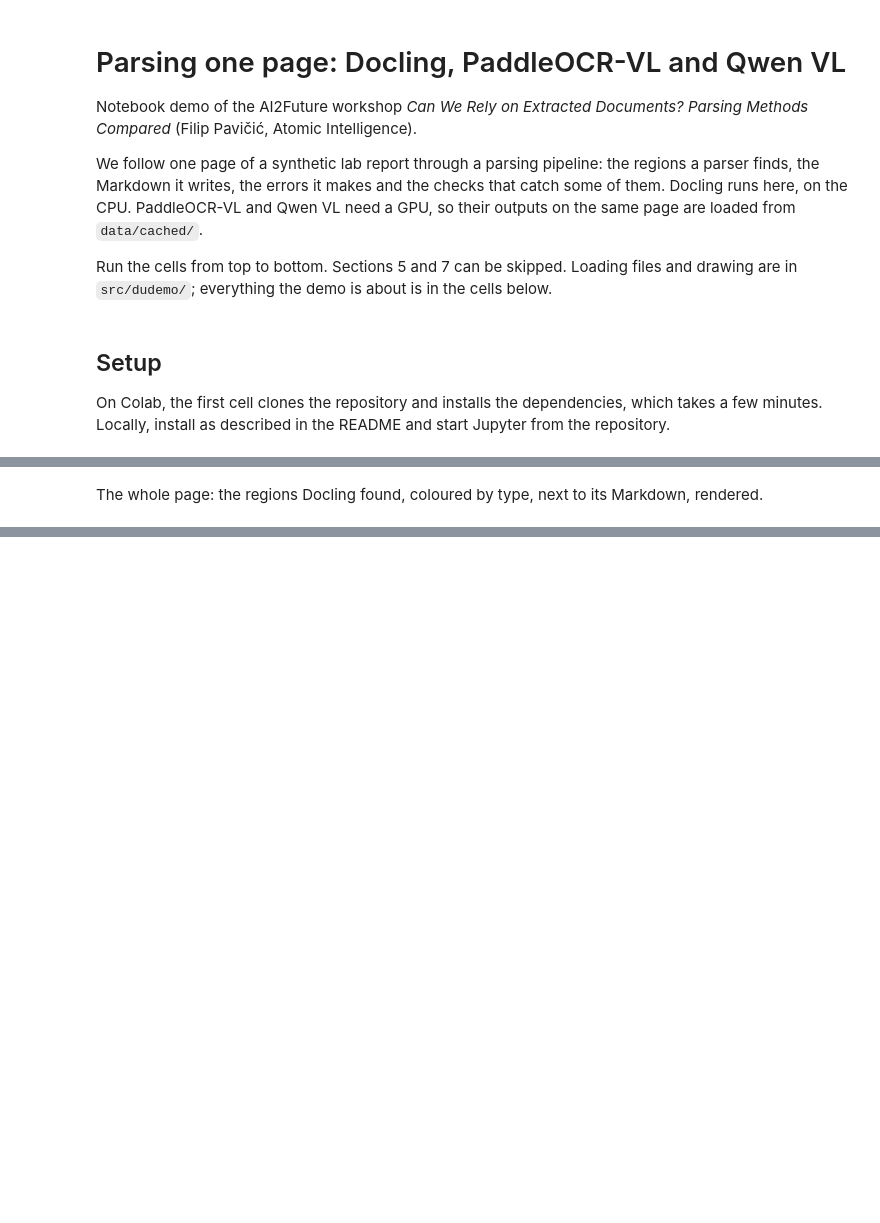
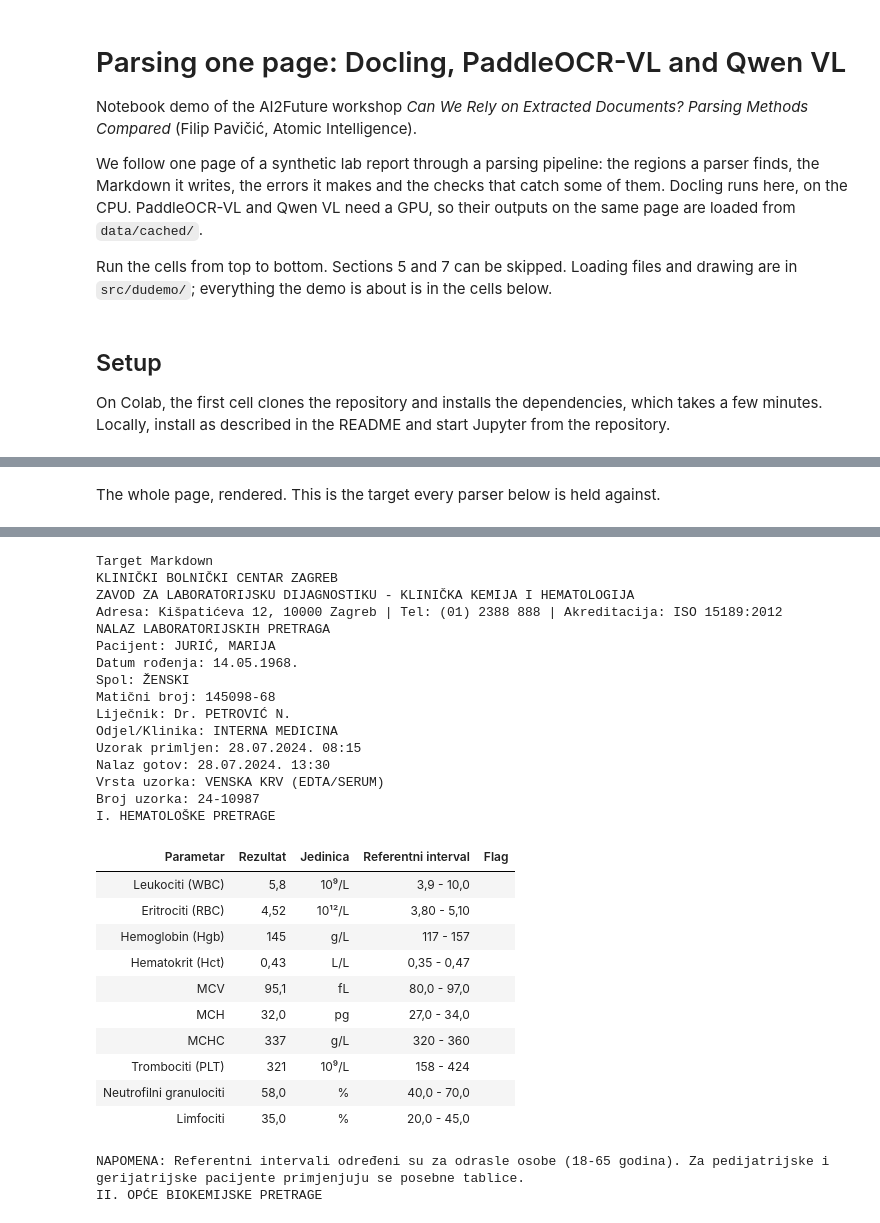
Before and after one commit to Atomic-Intelligence/document-understanding-demo, a Jupyter notebook: notebooks/demo_with_outputs.ipynb, the cells around one changed output, grey strips where cells are left out. Saved outputs shown, nothing was run; the diff lists cells and outputs as text; code cells hidden in the pictures; blank space fills up the shorter version.

```diff
--- a/notebooks/demo_with_outputs.ipynb
+++ b/notebooks/demo_with_outputs.ipynb
@@ -60,7 +60,7 @@ is the ground truth every parser below is held against.
 # %%
 PAGE = "lab_report_1"
-truth = data.ground_truth(PAGE)
-show.parse(truth)
+page = data.page_image(PAGE)
+show.image(page, f"{PAGE}.png")
 # %% [output]
 [interactive output not drawn]
 # %% [markdown]
@@ -140,0 +88,8 @@ doc.tables[1].export_to_dataframe(doc=doc)
+# %%
+COLORS = {"heading": "#E07B39", "paragraph": "#7F95A6", "key_value_section": "#5E9E1F", "table": "#058ACC"}
+
+drawn = page.copy()
+pen = ImageDraw.Draw(drawn)
+for region in ground_truth["regions"]:
+    pen.rectangle(region["box"], outline=COLORS[region["type"]], width=4)
+show.image(drawn, "The ground truth, drawn: heading orange, text grey, key-value green, table blue")
@@ -140,0 +101,7 @@ doc.tables[1].export_to_dataframe(doc=doc)
+# %%
+truth = data.ground_truth(PAGE)
+for label in ["Leukociti (WBC)", "ALT (ALAT)"]:
+    x0, y0, x1, y1 = data.row_box(PAGE, label)
+    row = page.crop((x0, y0 - 2, x1, y1 + 3))
+    _header, cells = show.find_row(truth.tables, label)
+    show.image(row.resize((row.width * 2, row.height * 2)), "The file says:  " + "  |  ".join(cells))
@@ -144,3 +121,24 @@ LLM:
 # %%
-print(doc.tables[1].export_to_markdown(doc=doc))
+def table_to_markdown(rows):
+    header, *body = rows
+    lines = ["| " + " | ".join(header) + " |", "|" + " --- |" * len(header)]
+    lines += ["| " + " | ".join(row) + " |" for row in body]
+    return "\n".join(lines)
+
+
+def to_markdown(regions):
+    parts = []
+    for region in regions:                      # the file's order is the reading order
+        if region["type"] == "heading":
+            parts.append("## " + region["text"])
+        elif region["type"] == "key_value_section":
+            parts.append("\n".join(f"**{key}** {value}  " for key, value in region["pairs"]))
+        elif region["type"] == "table":
+            parts.append(table_to_markdown(data.html_rows(region["html"])))
+        else:
+            parts.append(region["text"])
+    return "\n\n".join(parts)
+
+
+print(to_markdown(ground_truth["regions"][:7]))   # up to the end of the first table
 # %% [output]
@@ -159,6 +162,5 @@ print(doc.tables[1].export_to_markdown(doc=doc))
 # %% [markdown]
-The whole page: the regions Docling found, coloured by type, next to its Markdown, rendered.
+The whole page, rendered. This is the target every parser below is held against.
 # %%
-docling = data.from_docling(doc)
-show.parse(docling)
+show.markdown(to_markdown(ground_truth["regions"]), "Target Markdown")
 # %% [output]
@@ -165,0 +167,29 @@ show.parse(docling)
+Target Markdown
+KLINIČKI BOLNIČKI CENTAR ZAGREB
+ZAVOD ZA LABORATORIJSKU DIJAGNOSTIKU - KLINIČKA KEMIJA I HEMATOLOGIJA
+Adresa: Kišpatićeva 12, 10000 Zagreb | Tel: (01) 2388 888 | Akreditacija: ISO 15189:2012
+NALAZ LABORATORIJSKIH PRETRAGA
+Pacijent: JURIĆ, MARIJA
+Datum rođenja: 14.05.1968.
+Spol: ŽENSKI
+Matični broj: 145098-68
+Liječnik: Dr. PETROVIĆ N.
+Odjel/Klinika: INTERNA MEDICINA
+Uzorak primljen: 28.07.2024. 08:15
+Nalaz gotov: 28.07.2024. 13:30
+Vrsta uzorka: VENSKA KRV (EDTA/SERUM)
+Broj uzorka: 24-10987
+I. HEMATOLOŠKE PRETRAGE
+| Parametar | Rezultat | Jedinica | Referentni interval | Flag |
+| Leukociti (WBC) | 5,8 | 10⁹/L | 3,9 - 10,0 |  |
+| Eritrociti (RBC) | 4,52 | 10¹²/L | 3,80 - 5,10 |  |
+| Hemoglobin (Hgb) | 145 | g/L | 117 - 157 |  |
+| Hematokrit (Hct) | 0,43 | L/L | 0,35 - 0,47 |  |
+| MCV | 95,1 | fL | 80,0 - 97,0 |  |
+| MCH | 32,0 | pg | 27,0 - 34,0 |  |
+| MCHC | 337 | g/L | 320 - 360 |  |
+| Trombociti (PLT) | 321 | 10⁹/L | 158 - 424 |  |
+| Neutrofilni granulociti | 58,0 | % | 40,0 - 70,0 |  |
+| Limfociti | 35,0 | % | 20,0 - 45,0 |  |
+NAPOMENA: Referentni intervali određeni su za odrasle osobe (18-65 godina). Za pedijatrijske i gerijatrijske pacijente primjenjuju se posebne tablice.
+II. OPĆE BIOKEMIJSKE PRETRAGE
```
Also changed, not shown: parts of 75 cells of this notebook, 2 other files.
